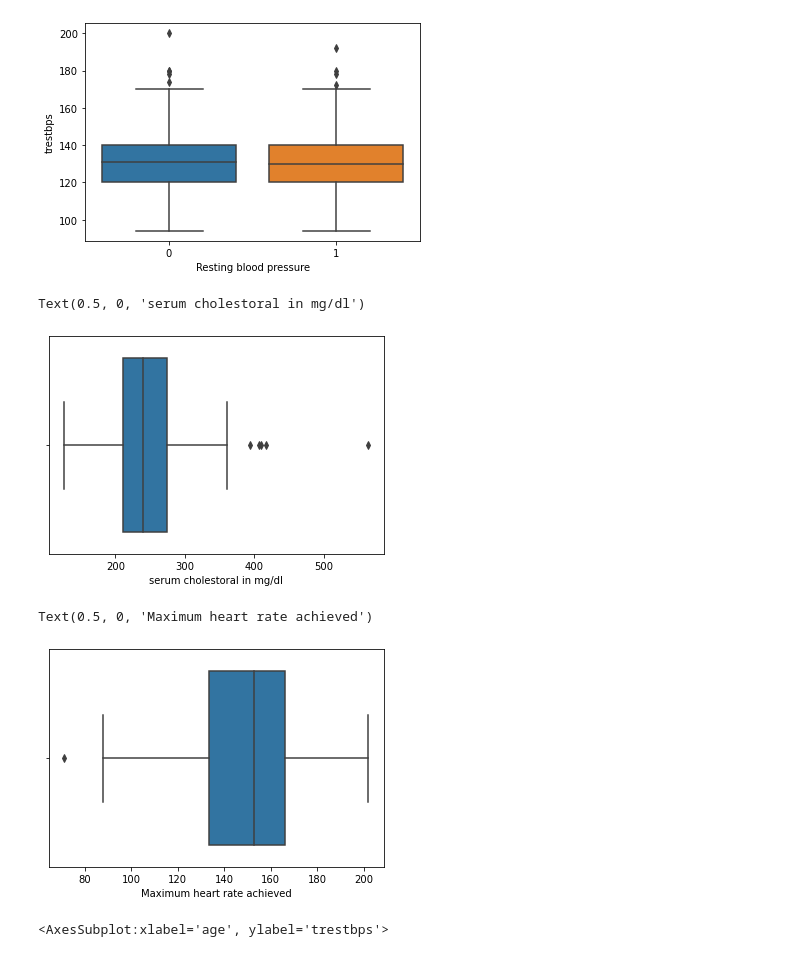
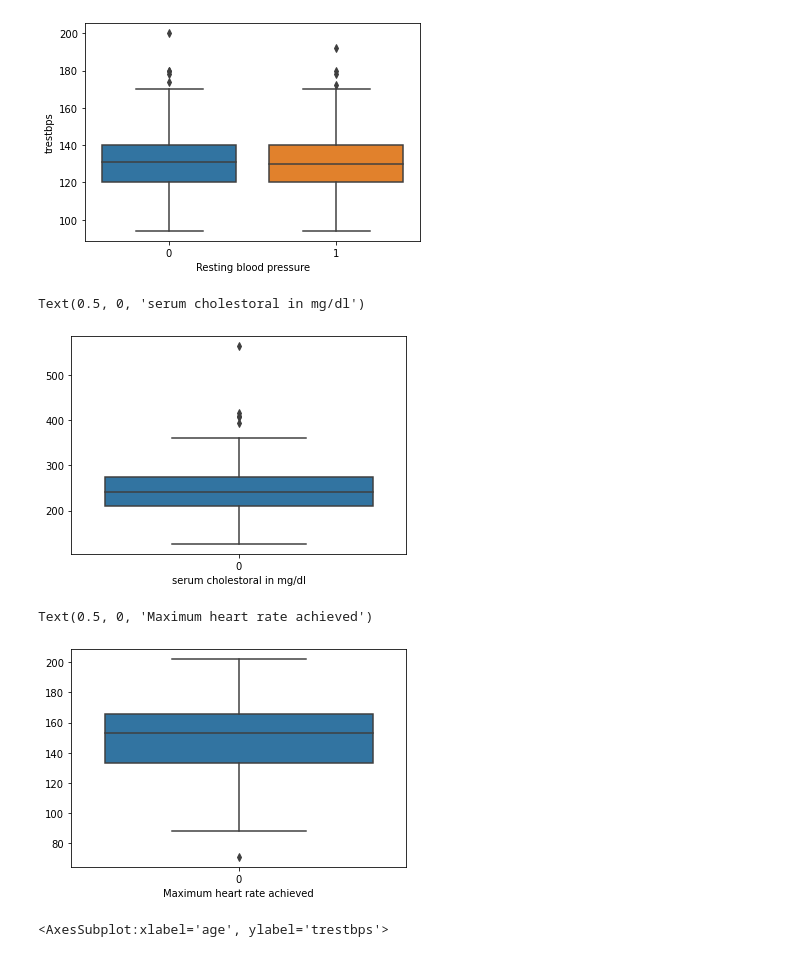
Before and after one commit to mikolaj-halemba/Heart-Disease, a Jupyter notebook: Heart-Disease.ipynb, the cells around one changed output. Cells and saved outputs as stored; diff of their text form; code cells hidden in the pictures.

```diff
--- a/Heart-Disease.ipynb
+++ b/Heart-Disease.ipynb
@@ -84,17 +101,17 @@ plt.xlabel('Resting blood pressure')
 Text(0.5, 0, 'Resting blood pressure')
 [figure]
 # %%
-sns.boxplot(df.chol)
+sns.boxplot(data = df.chol)
 plt.xlabel('serum cholestoral in mg/dl')
 # %% [output]
 Text(0.5, 0, 'serum cholestoral in mg/dl')
-[figure, old version]
+[figure, new version]
 # %%
-sns.boxplot(df.thalach)
+sns.boxplot(data=df.thalach)
 plt.xlabel('Maximum heart rate achieved')
 # %% [output]
 Text(0.5, 0, 'Maximum heart rate achieved')
-[figure, old version]
+[figure, new version]
 # %%
 sns.scatterplot(x=df.age, y=df.trestbps)
 # %% [output]
```
Also changed, not shown: parts of 44 cells of this notebook.
